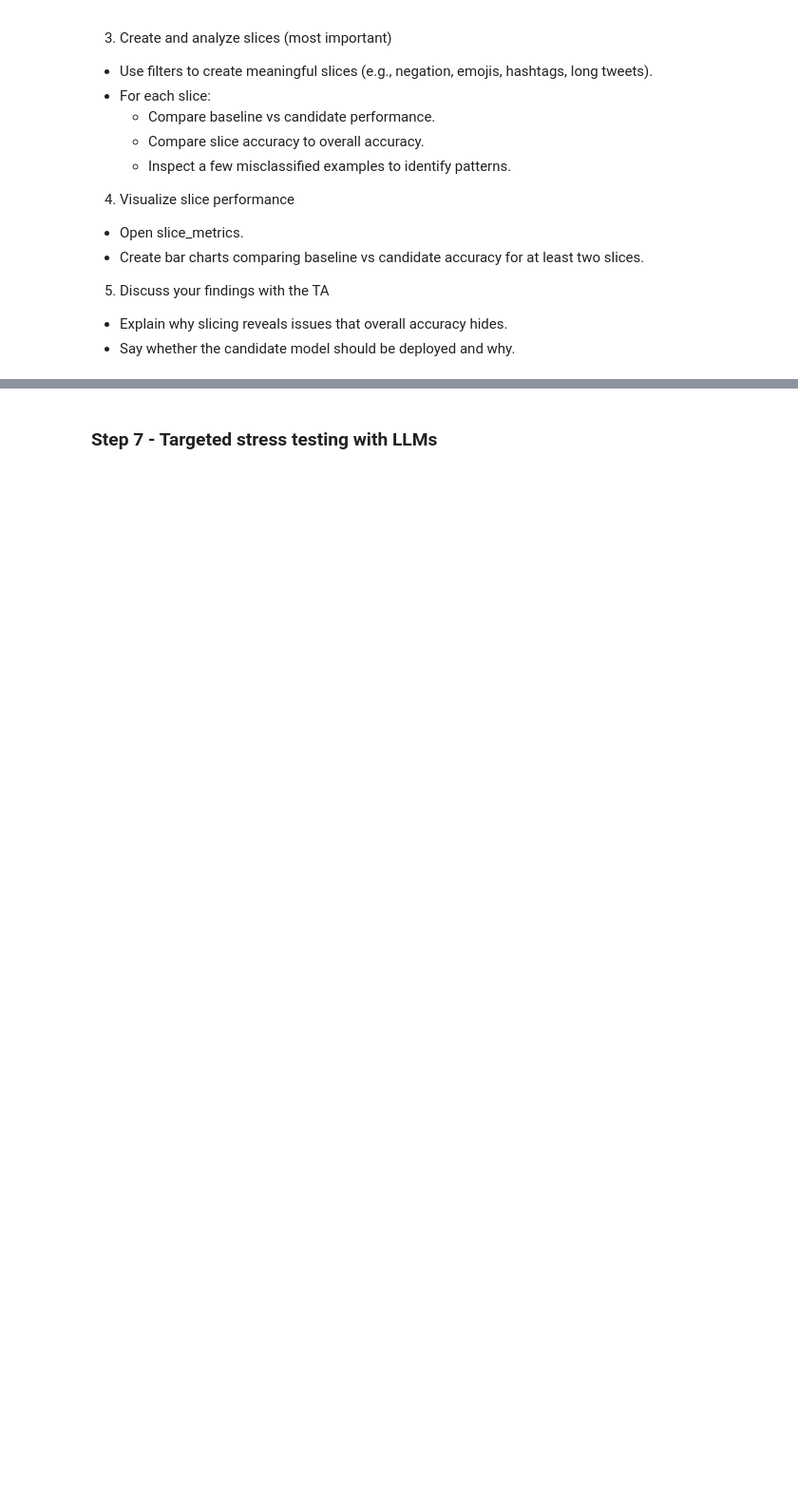
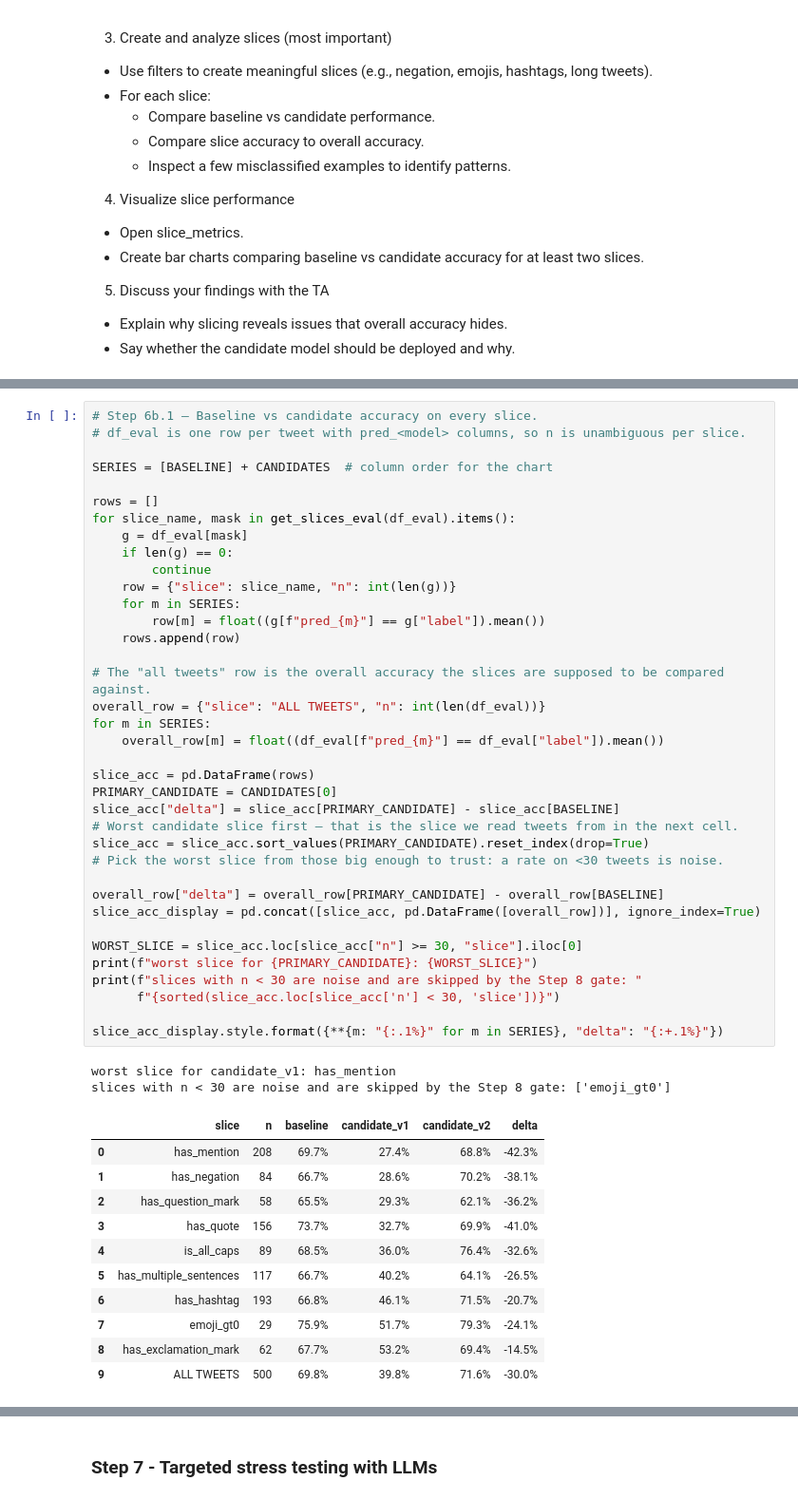
Before and after one commit to AutumnQiu99/Lab-4, a Jupyter notebook: lab4.ipynb, the cells around one changed output, grey strips where cells are left out. Shown at 95% size. Drawn from its saved outputs; the diff is of its cells as text; blank space fills up the shorter version.

```diff
--- a/lab4.ipynb
+++ b/lab4.ipynb
@@ -375,0 +455,51 @@ pd.DataFrame(saved_slice_notes)
+# %%
+# Step 6b.1 — Baseline vs candidate accuracy on every slice.
+# df_eval is one row per tweet with pred_<model> columns, so n is unambiguous per slice.
+
+SERIES = [BASELINE] + CANDIDATES  # column order for the chart
+
+rows = []
+for slice_name, mask in get_slices_eval(df_eval).items():
+    g = df_eval[mask]
+    if len(g) == 0:
+        continue
+    row = {"slice": slice_name, "n": int(len(g))}
+    for m in SERIES:
+        row[m] = float((g[f"pred_{m}"] == g["label"]).mean())
+    rows.append(row)
+
+# The "all tweets" row is the overall accuracy the slices are supposed to be compared against.
+overall_row = {"slice": "ALL TWEETS", "n": int(len(df_eval))}
+for m in SERIES:
+    overall_row[m] = float((df_eval[f"pred_{m}"] == df_eval["label"]).mean())
+
+slice_acc = pd.DataFrame(rows)
+PRIMARY_CANDIDATE = CANDIDATES[0]
+slice_acc["delta"] = slice_acc[PRIMARY_CANDIDATE] - slice_acc[BASELINE]
+# Worst candidate slice first — that is the slice we read tweets from in the next cell.
+slice_acc = slice_acc.sort_values(PRIMARY_CANDIDATE).reset_index(drop=True)
+# Pick the worst slice from those big enough to trust: a rate on <30 tweets is noise.
+
+overall_row["delta"] = overall_row[PRIMARY_CANDIDATE] - overall_row[BASELINE]
+slice_acc_display = pd.concat([slice_acc, pd.DataFrame([overall_row])], ignore_index=True)
+
+WORST_SLICE = slice_acc.loc[slice_acc["n"] >= 30, "slice"].iloc[0]
+print(f"worst slice for {PRIMARY_CANDIDATE}: {WORST_SLICE}")
+print(f"slices with n < 30 are noise and are skipped by the Step 8 gate: "
+      f"{sorted(slice_acc.loc[slice_acc['n'] < 30, 'slice'])}")
+
+slice_acc_display.style.format({**{m: "{:.1%}" for m in SERIES}, "delta": "{:+.1%}"})
+# %% [output]
+worst slice for candidate_v1: has_mention
+slices with n < 30 are noise and are skipped by the Step 8 gate: ['emoji_gt0']
+|  | slice | n | baseline | candidate_v1 | candidate_v2 | delta |
+| 0 | has_mention | 208 | 69.7% | 27.4% | 68.8% | -42.3% |
+| 1 | has_negation | 84 | 66.7% | 28.6% | 70.2% | -38.1% |
+| 2 | has_question_mark | 58 | 65.5% | 29.3% | 62.1% | -36.2% |
+| 3 | has_quote | 156 | 73.7% | 32.7% | 69.9% | -41.0% |
+| 4 | is_all_caps | 89 | 68.5% | 36.0% | 76.4% | -32.6% |
+| 5 | has_multiple_sentences | 117 | 66.7% | 40.2% | 64.1% | -26.5% |
+| 6 | has_hashtag | 193 | 66.8% | 46.1% | 71.5% | -20.7% |
+| 7 | emoji_gt0 | 29 | 75.9% | 51.7% | 79.3% | -24.1% |
+| 8 | has_exclamation_mark | 62 | 67.7% | 53.2% | 69.4% | -14.5% |
+| 9 | ALL TWEETS | 500 | 69.8% | 39.8% | 71.6% | -30.0% |
```
Also changed, not shown: parts of 21 cells of this notebook, 6 other files.
